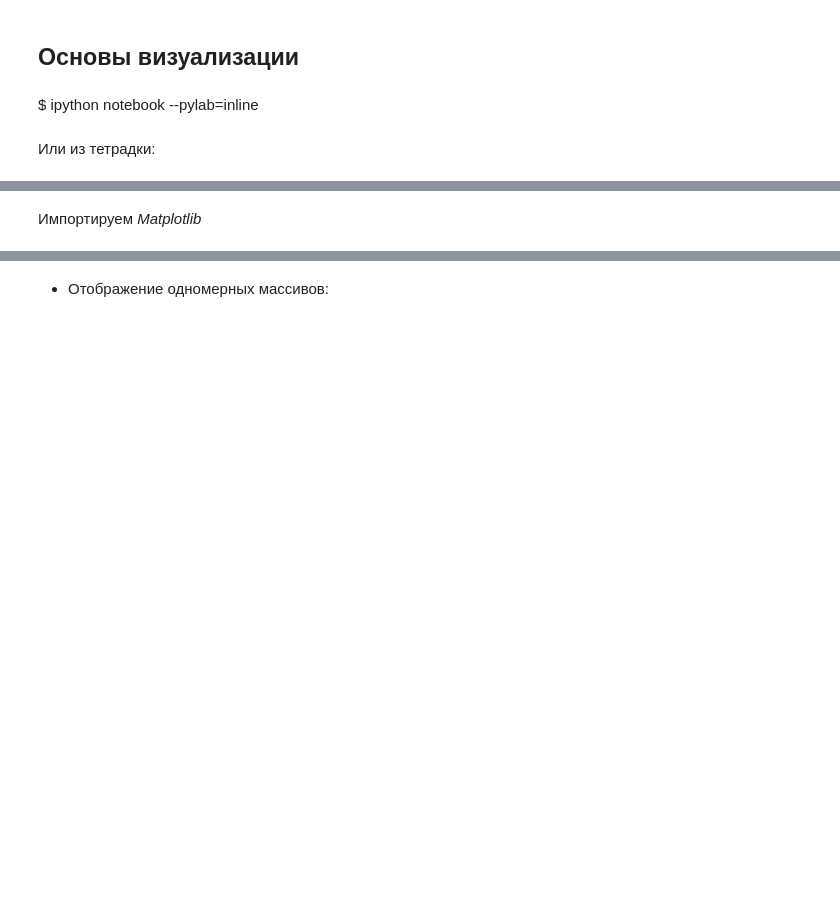
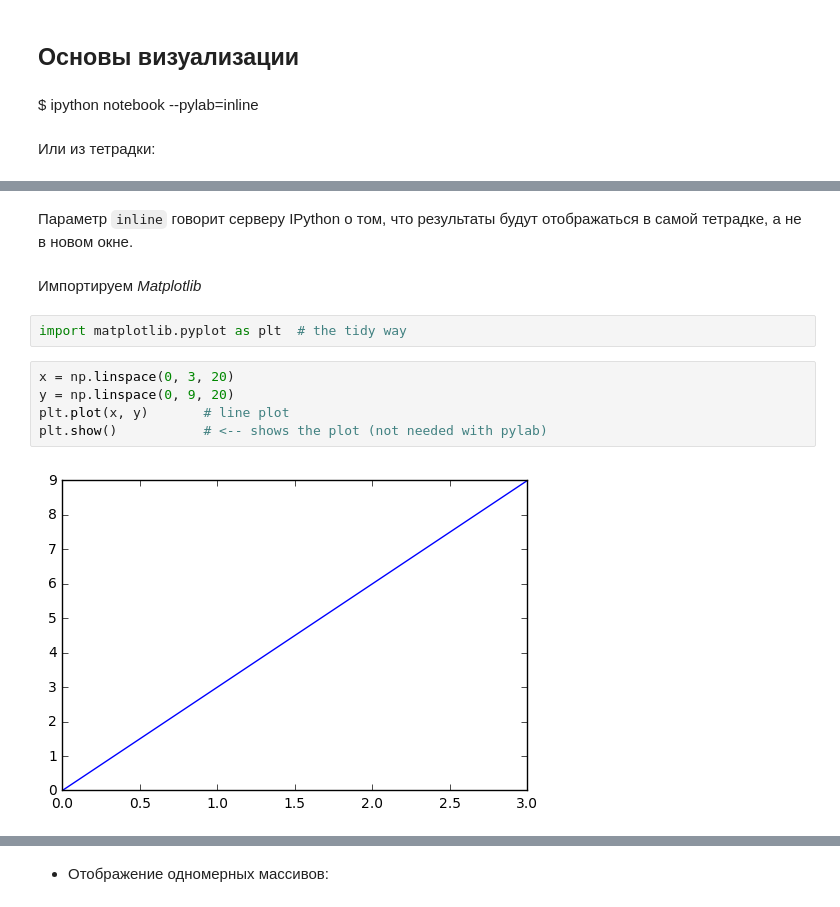
Before and after one commit to ditas/hw, a Jupyter notebook: jupyter_notebooks/lesson01_data_analysis/lesson1_part1_NumPy.ipynb, the cells around one changed output, grey strips where cells are left out. Drawn from its saved outputs; the diff is of its cells as text; blank space fills up the shorter version.

```diff
--- a/jupyter_notebooks/lesson01_data_analysis/lesson1_part1_NumPy.ipynb
+++ b/jupyter_notebooks/lesson01_data_analysis/lesson1_part1_NumPy.ipynb
@@ -71,2 +270,13 @@ $ ipython notebook --pylab=inline
+# %% [markdown]
+Параметр `inline` говорит серверу IPython о том, что результаты будут отображаться в самой тетрадке, а не в новом окне.
 # %% [markdown]
 Импортируем *Matplotlib*
+# %%
+import matplotlib.pyplot as plt  # the tidy way
+# %%
+x = np.linspace(0, 3, 20)
+y = np.linspace(0, 9, 20)
+plt.plot(x, y)       # line plot
+plt.show()           # <-- shows the plot (not needed with pylab)
+# %% [output]
+[figure, added]
```
Also changed, not shown: parts of 87 cells of this notebook, 2 other files.
